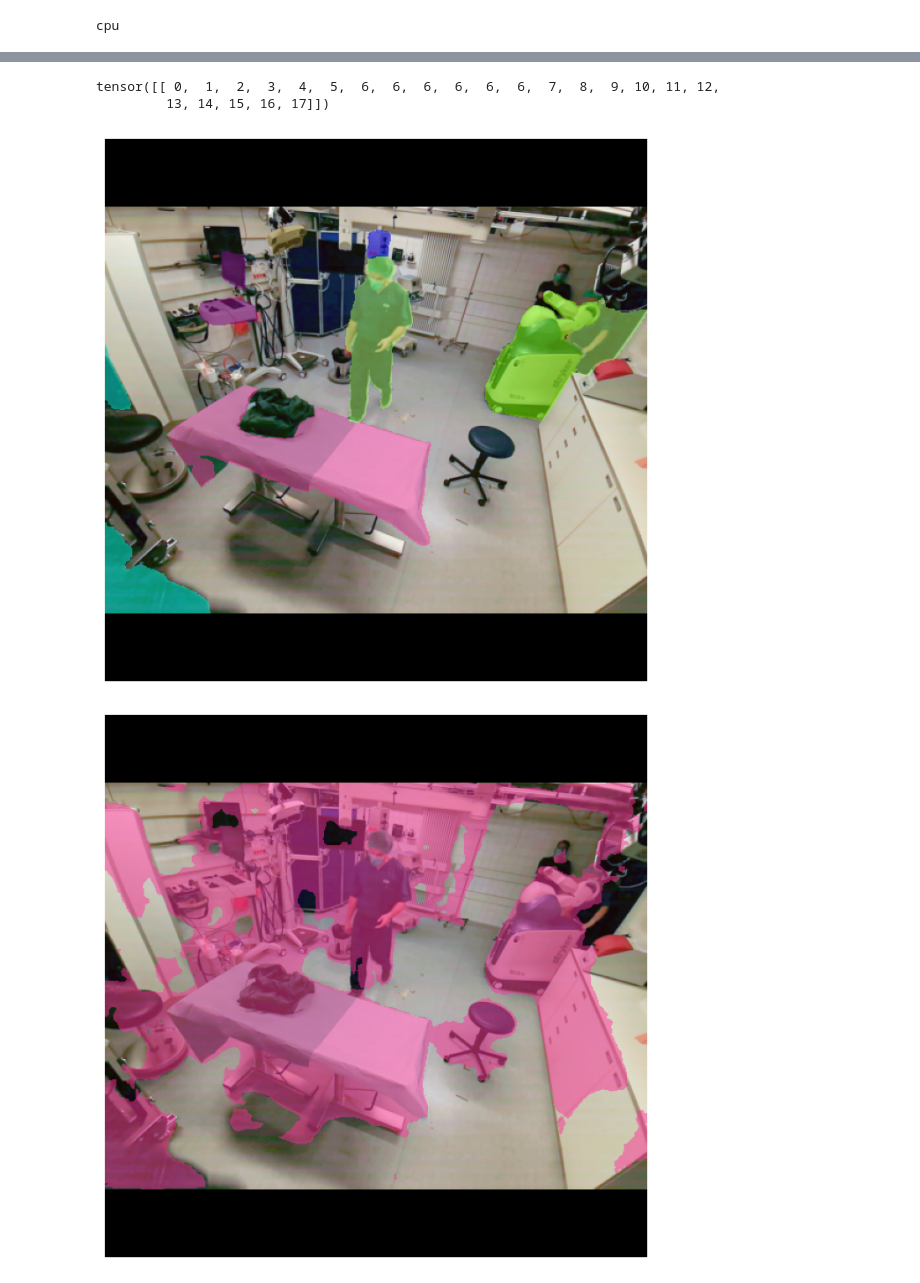
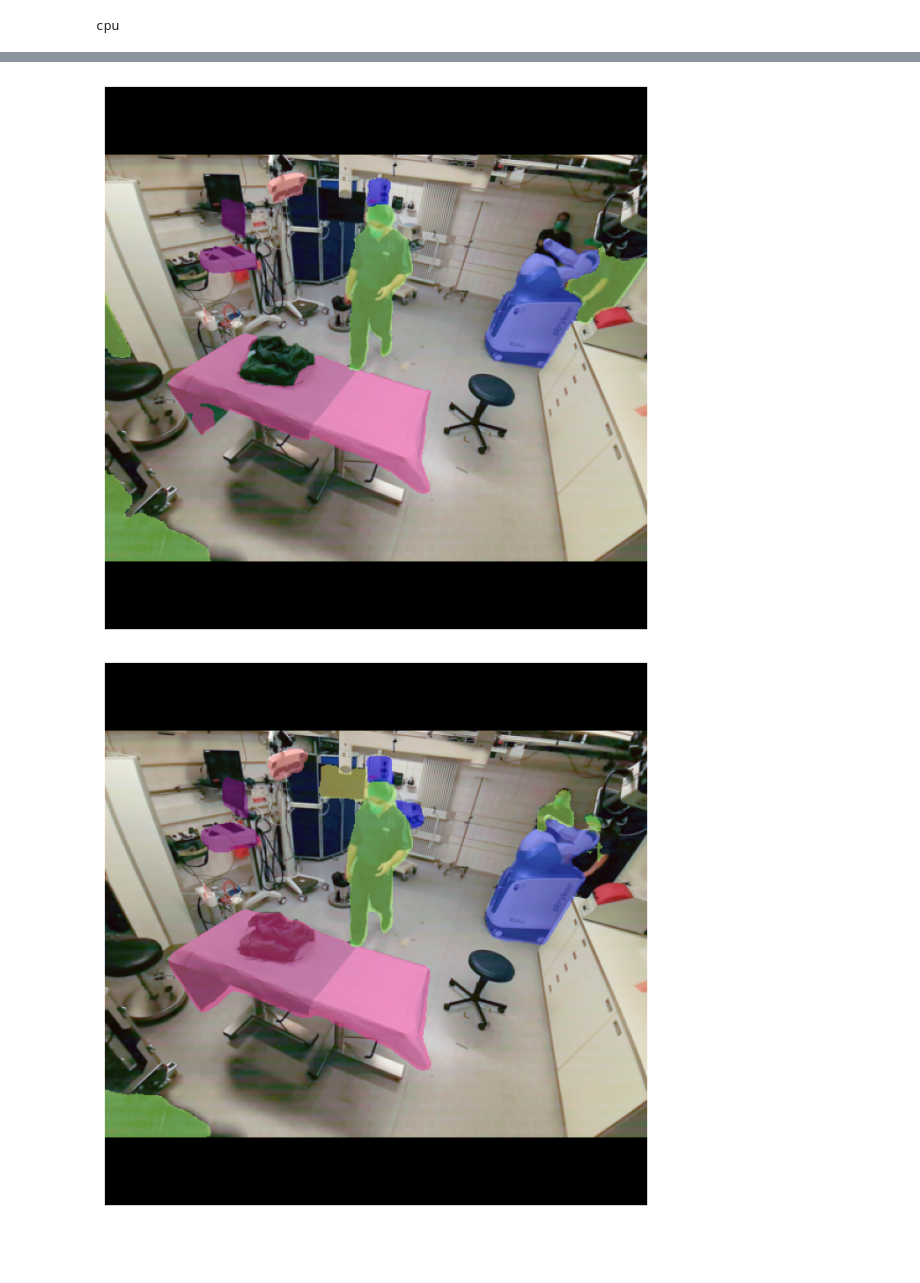
Before and after one commit to ge75xuv/Multiview-Object-Segmentation-with-SAM, a Jupyter notebook: custom_models/sam2former_image_predictor.ipynb, the cells around one changed output, grey strips where cells are left out. Cells and saved outputs as stored; diff of their text form; code cells hidden in the pictures; blank space fills up the shorter version.

```diff
--- a/custom_models/sam2former_image_predictor.ipynb
+++ b/custom_models/sam2former_image_predictor.ipynb
@@ -135,0 +145,37 @@ with torch.no_grad():
+# %%
+# Convert mask prediction logits to binary masks
+binary_pred_masks = all_frame_outputs_val[0]['pred_masks_high_res'].sigmoid() > 0.5
+binary_pred_masks = binary_pred_masks.cpu().numpy()
+
+# Convert class logits to class predictions
+pred_logits = all_frame_outputs_val[0]['pred_logits'].softmax(-1).cpu().numpy()
+pred_class = pred_logits.argmax(-1)
+
+# Ground truth mask
+seg_mask_gt = np.array(seg_mask_gt)  # Convert from PIL to numpy
+seg_mask_gt = seg_mask_gt[0,0] if len(seg_mask_gt.shape) == 5 else seg_mask_gt  # Reshape to 3 dimensions
+
+# Sizes and resizing
+N, H, W = binary_pred_masks.shape[1:]  # Size with padding
+H_full, W_full = seg_mask_gt.shape[:2]
+resize_factor = W_full // W
+resize_shape = [H_full // resize_factor, W_full // resize_factor]
+resize_image = Resize(resize_shape)
+
+# Revert the padded mask coming out of the model
+padding_size = (H - resize_shape[0]) // 2
+binary_pred_masks = binary_pred_masks[:,:, padding_size:H - padding_size, :]
+H, W = binary_pred_masks.shape[2:]
+
+def get_color_map():
+    color_map = {}
+    for k, v in LABEL_PROJECTION_MAP.items():
+        if k > 7 and v['label'] == 6:
+            continue
+        r, g, b = v['color']
+        color_map[v['label']] = (r,g,b)
+    # color_map = ListedColormap(color_map)
+    return color_map
+
+# Get color map
+color_map = get_color_map()
@@ -172,16 +290,9 @@ GT labels tensor([[ 0,  1,  2,  3,  4,  5,  6,  6,  6,  6,  6,  6,  7,  8,  9, 1
-# %%
-all_frame_outputs_val[batch_idx]['pred_logits']
-pred_logits.softmax(dim=-1)
-pred_logits.softmax(dim=-1).max(dim=-1)
-
-batched_video_data_val.metadata.unique_objects_identifier[:,:,1]
-# %% [output]
-tensor([[ 0,  1,  2,  3,  4,  5,  6,  6,  6,  6,  6,  6,  7,  8,  9, 10, 11, 12,
-         13, 14, 15, 16, 17]])
 # %%
 def get_color_map():
     color_map = []
     for k, v in LABEL_PROJECTION_MAP.items():
+        if k > 7 and v['label'] == 6:
+            continue
         r, g, b = v['color']
         color_map.append(sv.Color(r,g,b))
     color_map = sv.ColorPalette(colors=color_map)
@@ -192,36 +303,36 @@ color_map = get_color_map()
 
 # Unnormalize the image
 image = batched_video_data_val.img_batch[batch_idx].squeeze(0)
 unnormalized_image = toPILimage(revert_transform(image))
 
 # GT masks
 gt_mask = masks_val[batch_idx].cpu().numpy()
 gt_class_id = gt_labels[batch_idx].cpu().numpy()
 empty_bboxes = np.array([[0, 0, 0, 0]] * len(gt_class_id))
 
 # Gt Annotated Frame
 gt_detections = sv.Detections(xyxy=empty_bboxes, mask=gt_mask, class_id=gt_class_id)
 mask_annotator = sv.MaskAnnotator(color=color_map)
 gt_annotated_frame = mask_annotator.annotate(
     scene=unnormalized_image.copy(),
     detections=gt_detections
 )
 sv.plot_image(gt_annotated_frame, size=(8,8))
 
 # Prediction masks
 pred_mask = (all_frame_outputs_val[batch_idx]['pred_masks_high_res'][0].sigmoid() > 0.5).bool().numpy()
-pred_class_ids = best_probs.indices.numpy().astype(np.int32)
-empty_bboxes = np.array([[0, 0, 0, 0]] * len(pred_class_ids))
+# pred_class_ids = best_probs.indices.numpy().astype(np.int32)
+empty_bboxes = np.array([[0, 0, 0, 0]] * len(pred_class[0]))
 
 # Prediction Annotated Frame
-pred_detections = sv.Detections(xyxy=empty_bboxes, mask=pred_mask, class_id=pred_class_ids)
+pred_detections = sv.Detections(xyxy=empty_bboxes, mask=pred_mask, class_id=pred_class[0])
 mask_annotator = sv.MaskAnnotator(color=color_map)
 pred_annotated_frame = mask_annotator.annotate(
     scene=unnormalized_image.copy(),
     detections=pred_detections
 )
 sv.plot_image(pred_annotated_frame, size=(8,8))
 # %% [output]
-[figure, old version]
+[figure, new version]
-[figure, old version]
+[figure, new version]
 # %%
```
Also changed, not shown: parts of 15 cells of this notebook, 5 other files.
